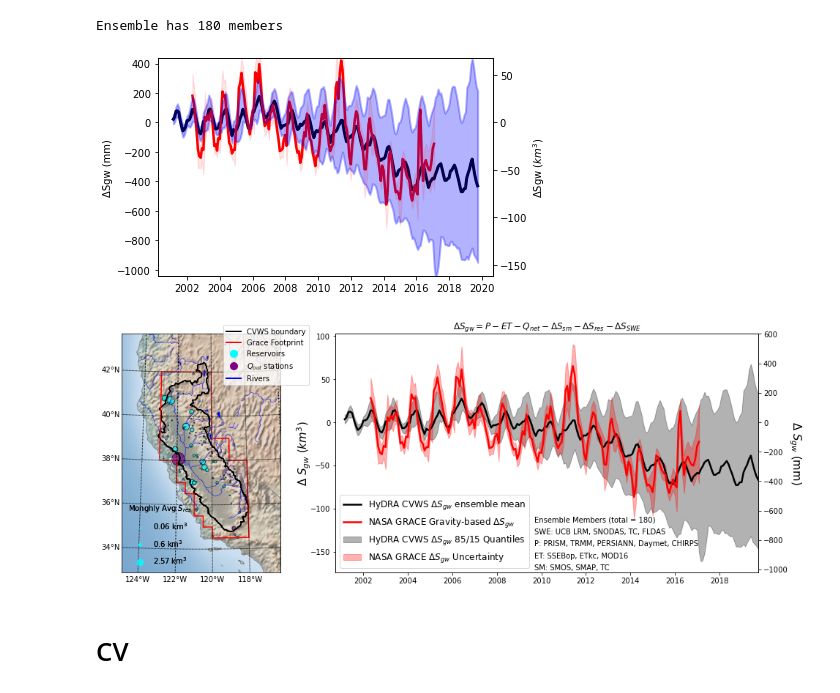
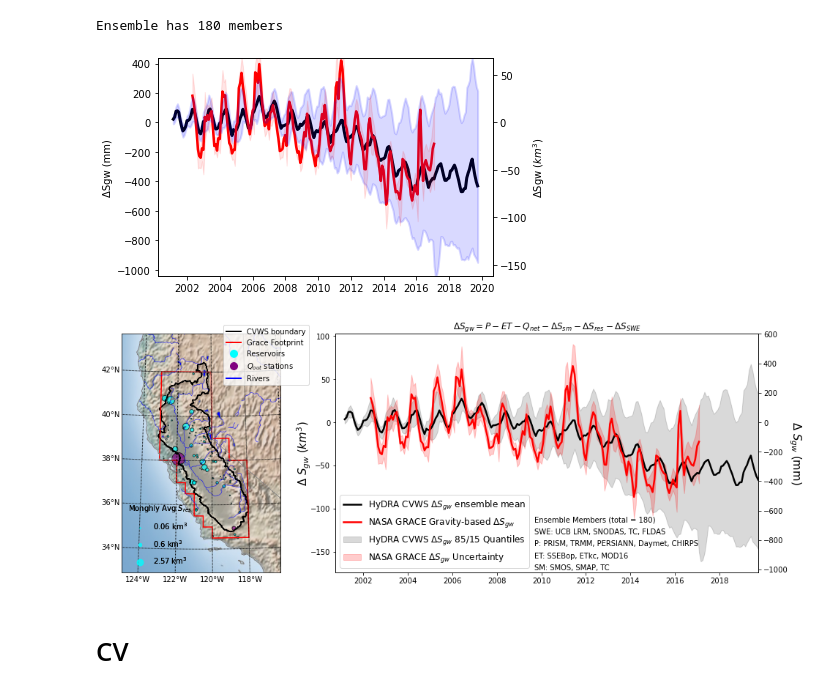
Before and after one commit to kashingtonDC/HyDRA, a Jupyter notebook: code/04a_Figures_Revised.ipynb, the cells around one changed output. Drawn from its saved outputs; the diff is of its cells as text; code cells hidden in the pictures.

Commit message:
update uncertainty bar shading lol

```diff
--- a/code/04a_Figures_Revised.ipynb
+++ b/code/04a_Figures_Revised.ipynb
@@ -578,35 +578,35 @@ fig, ax1 = plt.subplots()
 for d in dsens_cvws:
     ax1.plot(d / 155000 * 1e6, alpha = 0.0, color = 'gray')
 
 p15_cvws = np.nanquantile(np.vstack(dsens_cvws)/ 155000 * 1e6,0.15, axis =0)
 p85_cvws = np.nanquantile(np.vstack(dsens_cvws)/ 155000 * 1e6,0.85, axis =0)
 
 ax1.plot(dsens_cvws[0].index,np.nanmean(np.vstack(dsens_cvws)/ 155000 * 1e6, axis = 0), linewidth = 3, color = 'black')
 ax1.plot(grace.index, grace['grace_mean']/ 155000 * 1e6, color="red", linewidth = 2.5,label = "NASA GRACE")
 ax1.set_ylabel('ΔSgw (mm)')
 ax1.set_ylim([np.nanmin(p15_cvws),np.nanmax(p85_cvws)])
 
 ax2 = ax1.twinx()
 
 # plot all ensembles - make alpha >0 if desired
 for d in dsens_cvws:
     ax2.plot(d, alpha = 0.0, color = 'gray')
 
 # 75 th 25th quantile
 p15_cvws = np.nanquantile(np.vstack(dsens_cvws),0.15, axis =0)
 p85_cvws = np.nanquantile(np.vstack(dsens_cvws),0.85, axis =0)
 ax2.plot(dsens_cvws[0].index,np.nanmean(np.vstack(dsens_cvws), axis = 0), alpha = 0)
-ax2.fill_between(dsens_cvws[0].index,p15_cvws,p85_cvws, linewidth =2, alpha = 0.3, color = 'blue')
+ax2.fill_between(dsens_cvws[0].index,p15_cvws,p85_cvws, linewidth =2, alpha = 0.15, color = 'blue')
 ax2.plot(grace.index, grace['grace_mean'], color="red",alpha = 0, label = "NASA GRACE")
 ax2.fill_between(grace.index,grace['grace_min'],grace['grace_max'], alpha = 0.1, color = 'red')
 
 ax2.tick_params(axis='y')
 ax2.set_ylabel('ΔSgw ($km^3$)')
 ax2.set_ylim([np.nanmin(p15_cvws),np.nanmax(p85_cvws)])
 
 plt.show()
 # %% [output]
-[figure, old version]
+[figure, new version]
 # %%
 # Make nice fig
 
@@ -687,9 +687,9 @@ ax1.add_artist(leg1)
 # Plot the timeseries
 ax2 = plt.subplot(G[0:2, 1:])
 ax2.plot(dsens_cvws[0].index,np.nanmean(np.vstack(dsens_cvws), axis = 0), color="black", linewidth = 2.5, label = "HyDRA CVWS $\Delta S_{gw}$ ensemble mean")
-ax2.fill_between(dsens_cvws[0].index, p15_cvws, p85_cvws, color = 'black',  alpha = 0.3, label = "HyDRA CVWS $\Delta S_{gw}$ 85/15 Quantiles")
+ax2.fill_between(dsens_cvws[0].index, p15_cvws, p85_cvws, color = 'black',  alpha = 0.15, label = "HyDRA CVWS $\Delta S_{gw}$ 85/15 Quantiles")
 ax2.plot(grace.index, grace['grace_mean'], color="red", linewidth = 2.5, label = "NASA GRACE Gravity-based $\Delta S_{gw}$")
-ax2.fill_between(grace.index,grace['grace_min'],grace['grace_max'], alpha = 0.3, color = 'red', label = "NASA GRACE $\Delta S_{gw}$ Uncertainty")
+ax2.fill_between(grace.index,grace['grace_min'],grace['grace_max'], alpha = 0.2, color = 'red', label = "NASA GRACE $\Delta S_{gw}$ Uncertainty")
 
 ax2.set_title("$\Delta S_{gw} = P - ET - Q_{net} - \Delta S_{sm} - \Delta S_{res} - \Delta S_{SWE}$")
 ax2.set_xlim(dsens_cvws[0].index[0],dsens_cvws[0].index[-1])
@@ -718,7 +718,7 @@ align_yaxis(ax2, 0, ax3, 0)
 plt.tight_layout()
 plt.show()
 # %% [output]
-[figure, old version]
+[figure, new version]
 # %% [markdown]
 # CV
 # %%
```
Also changed, not shown: parts of 4 cells of this notebook.
